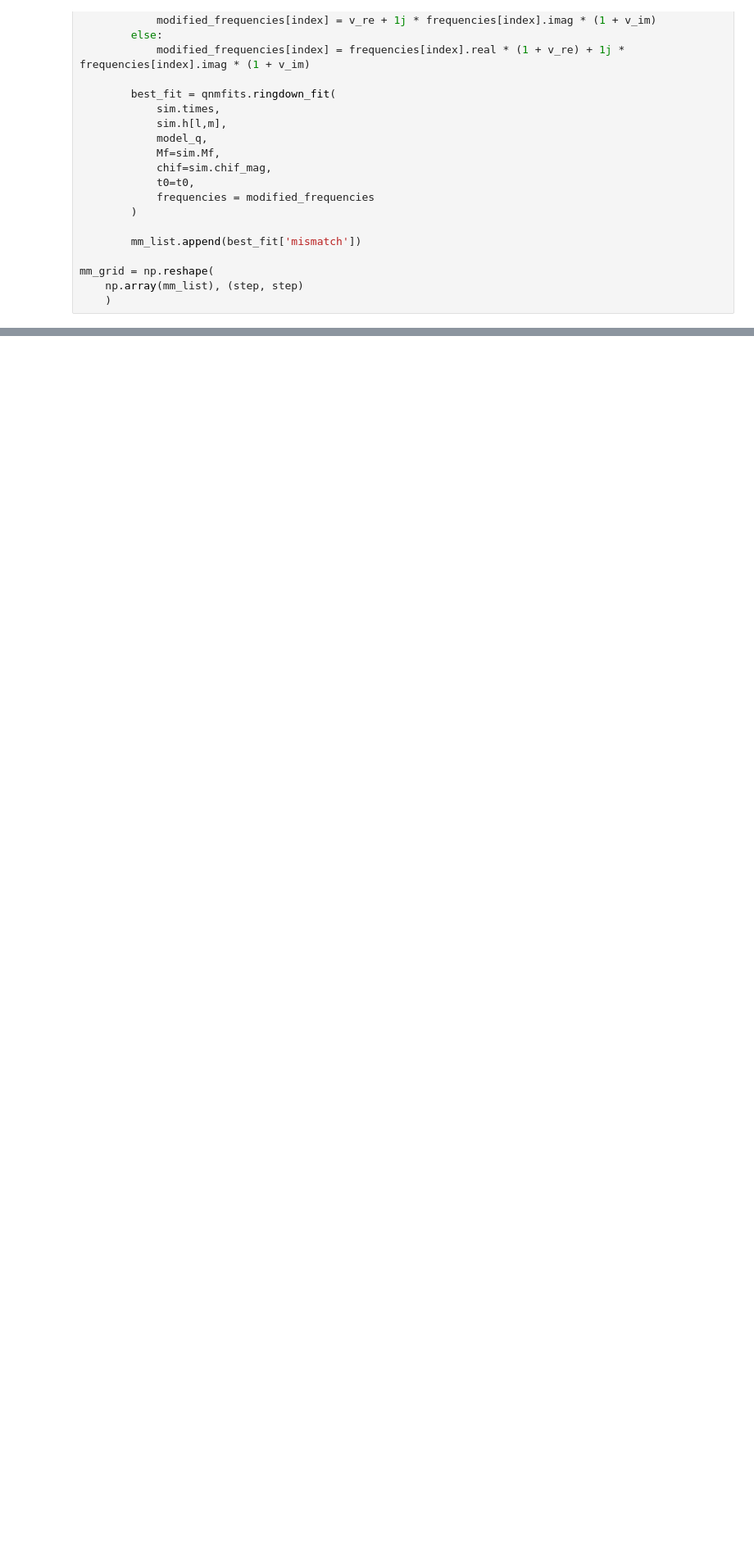
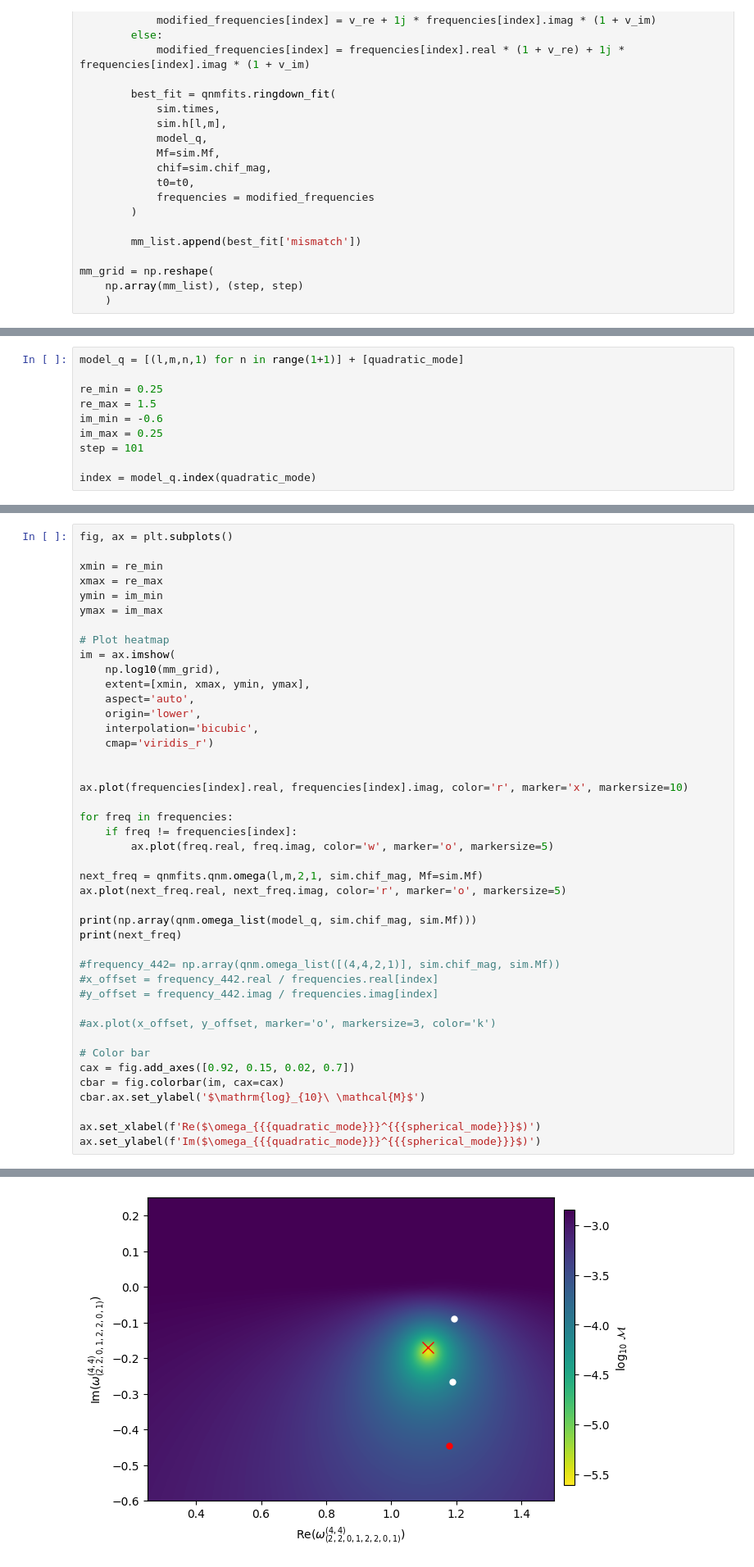
Before and after one commit to Richardvnd/quadratic_qnm, a Jupyter notebook: quadratic_mitman_other_modes.ipynb, the cells around one changed output, grey strips where cells are left out. Shown: that part at 82% size. Drawn from its saved outputs; the diff is of its cells as text; blank space fills up the shorter version.

```diff
--- a/quadratic_mitman_other_modes.ipynb
+++ b/quadratic_mitman_other_modes.ipynb
@@ -524,0 +532,10 @@ Text(0, 0.5, 'Im($\\omega_{(2, 2, 0, 1, 3, 3, 0, 1)}^{(5, 5)}$)')
+# %%
+model_q = [(l,m,n,1) for n in range(1+1)] + [quadratic_mode]
+
+re_min = 0.25
+re_max = 1.5
+im_min = -0.6
+im_max = 0.25
+step = 101
+
+index = model_q.index(quadratic_mode)
@@ -524,0 +572,44 @@ Text(0, 0.5, 'Im($\\omega_{(2, 2, 0, 1, 3, 3, 0, 1)}^{(5, 5)}$)')
+# %%
+fig, ax = plt.subplots()
+
+xmin = re_min
+xmax = re_max
+ymin = im_min
+ymax = im_max
+
+# Plot heatmap
+im = ax.imshow(
+    np.log10(mm_grid),
+    extent=[xmin, xmax, ymin, ymax],
+    aspect='auto',
+    origin='lower',
+    interpolation='bicubic',
+    cmap='viridis_r')
+
+
+ax.plot(frequencies[index].real, frequencies[index].imag, color='r', marker='x', markersize=10)
+
+for freq in frequencies:
+    if freq != frequencies[index]:
+        ax.plot(freq.real, freq.imag, color='w', marker='o', markersize=5)
+
+next_freq = qnmfits.qnm.omega(l,m,2,1, sim.chif_mag, Mf=sim.Mf)
+ax.plot(next_freq.real, next_freq.imag, color='r', marker='o', markersize=5)
+
+print(np.array(qnm.omega_list(model_q, sim.chif_mag, sim.Mf)))
+print(next_freq)
+
+#frequency_442= np.array(qnm.omega_list([(4,4,2,1)], sim.chif_mag, sim.Mf))
+#x_offset = frequency_442.real / frequencies.real[index]
+#y_offset = frequency_442.imag / frequencies.imag[index]
+
+#ax.plot(x_offset, y_offset, marker='o', markersize=3, color='k')
+
+# Color bar
+cax = fig.add_axes([0.92, 0.15, 0.02, 0.7])
+cbar = fig.colorbar(im, cax=cax)
+cbar.ax.set_ylabel('$\mathrm{log}_{10}\ \mathcal{M}$')
+
+ax.set_xlabel(f'Re($\omega_{{{quadratic_mode}}}^{{{spherical_mode}}}$)')
+ax.set_ylabel(f'Im($\omega_{{{quadratic_mode}}}^{{{spherical_mode}}}$)')
+# %% [output]
@@ -524,0 +619 @@ Text(0, 0.5, 'Im($\\omega_{(2, 2, 0, 1, 3, 3, 0, 1)}^{(5, 5)}$)')
+[figure, added]
```
Also changed, not shown: parts of 11 cells of this notebook.
